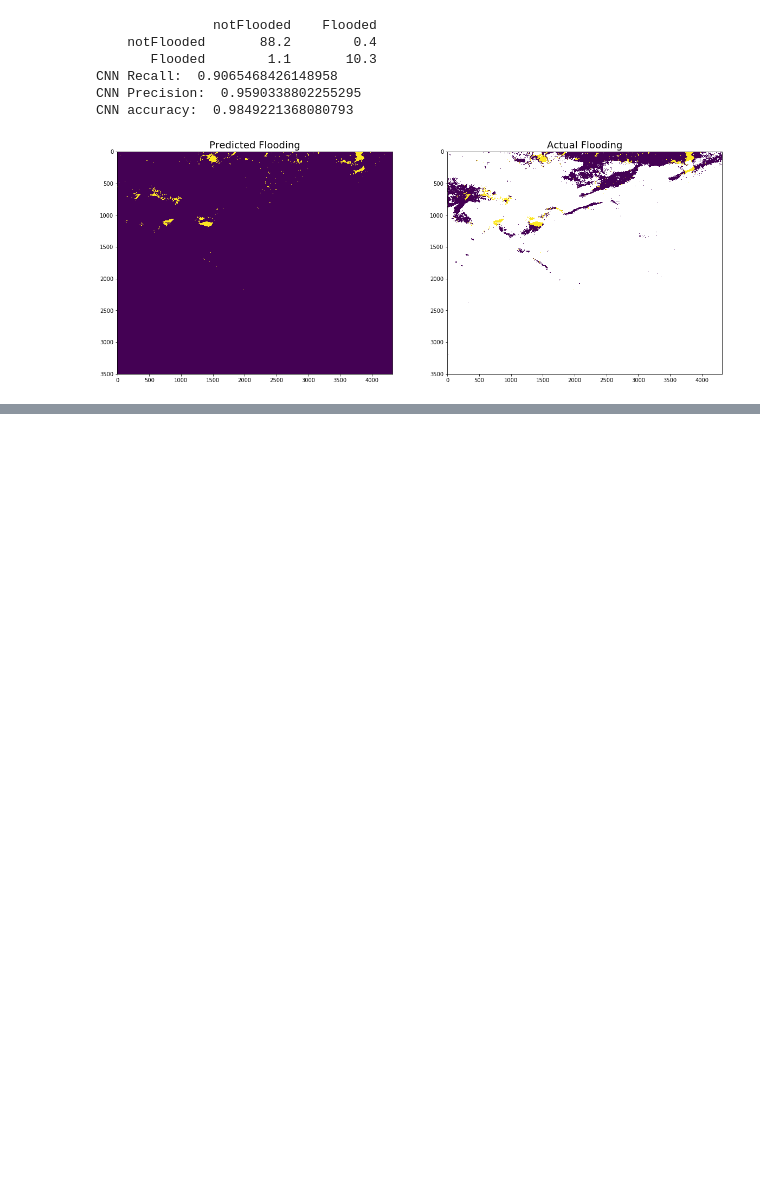
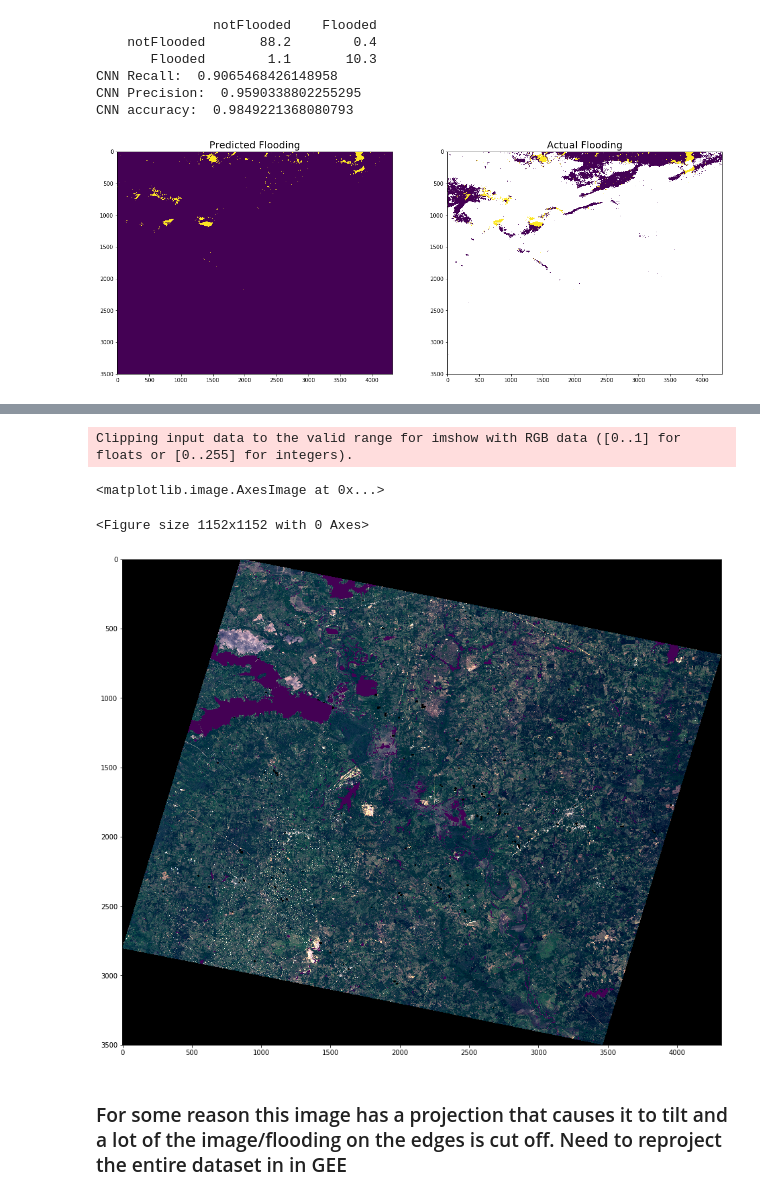
Before and after one commit to ianpdavies/cloudy_flood_prediction, a Jupyter notebook: notebooks/CNN_withSeparateCloudFiles.ipynb, the cells around one changed output, grey strips where cells are left out. Drawn from its saved outputs; the diff is of its cells as text; code cells hidden in the pictures; blank space fills up the shorter version.

```diff
--- a/notebooks/CNN_withSeparateCloudFiles.ipynb
+++ b/notebooks/CNN_withSeparateCloudFiles.ipynb
@@ -563,0 +603,30 @@ CNN accuracy:  0.9849221368080793
+# %%
+# # Plot flooding on top of true color image
+
+with rasterio.open('zip://C:/Users/ipdavies/Downloads/all_bands4337_LC08_026038_20160325_1.zip!all_bands4337_LC08_026038_20160325_1.flooded.tif', 'r') as ds:
+    floods = ds.read(1)
+    floods = np.ma.array(floods) # Create masked array
+    floods = np.ma.masked_where(floods < 1, floods) # Mask so only flooded pixels are shown
+
+with rasterio.open('zip://C:/Users/ipdavies/Downloads/all_bands4337_LC08_026038_20160325_1.zip!all_bands4337_LC08_026038_20160325_1.B4.tif', 'r') as ds:
+    red = ds.read(1)
+with rasterio.open('zip://C:/Users/ipdavies/Downloads/all_bands4337_LC08_026038_20160325_1.zip!all_bands4337_LC08_026038_20160325_1.B3.tif', 'r') as ds:
+    green = ds.read(1)
+with rasterio.open('zip://C:/Users/ipdavies/Downloads/all_bands4337_LC08_026038_20160325_1.zip!all_bands4337_LC08_026038_20160325_1.B2.tif', 'r') as ds:
+    blue = ds.read(1)
+
+
+plt.figure(figsize = (16,16))
+rgb_stack = np.dstack((red, green, blue))
+
+rgb_stack = (rgb_stack - 0.05)/(0.2 - 0.05)
+fig = plt.figure(frameon=False, figsize = (16,16))
+plt.imshow(rgb_stack)
+plt.imshow(floods)
+# %% [output]
+Clipping input data to the valid range for imshow with RGB data ([0..1] for floats or [0..255] for integers).
+<matplotlib.image.AxesImage at 0x...>
+<Figure size 1152x1152 with 0 Axes>
+[figure, added]
+# %% [markdown]
+### For some reason this image has a projection that causes it to tilt and a lot of the image/flooding on the edges is cut off. Need to reproject the entire dataset in in GEE
```
Also changed, not shown: parts of 2 cells of this notebook.
